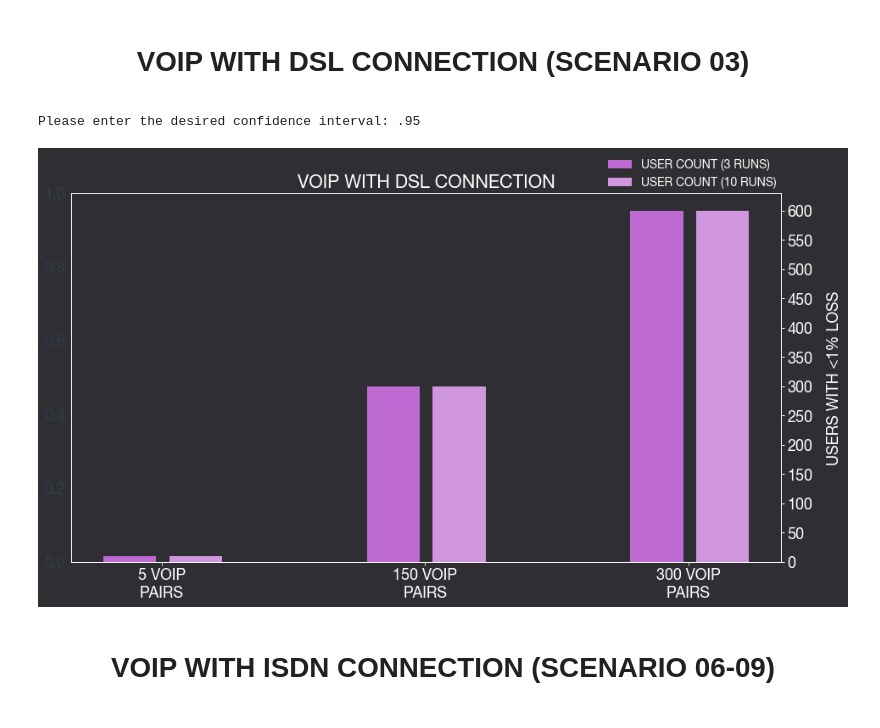
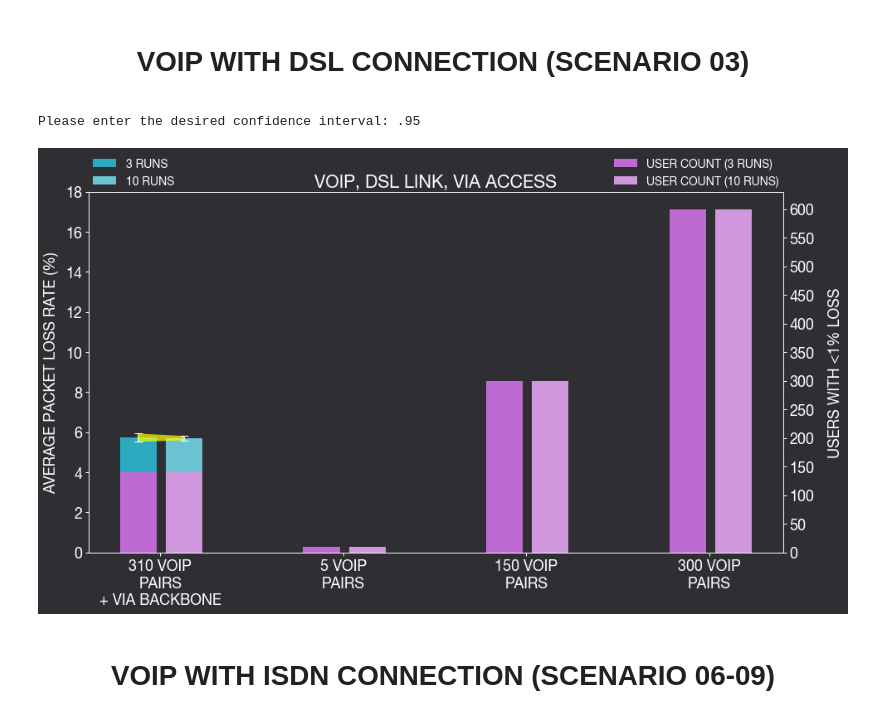
Before and after one commit to royruiz-dev/DataAutomation_SimComNets, a Jupyter notebook: SiMCN-Ex07/SimComNet_Ex07_Results_Analysis.ipynb, the cells around one changed output. Saved outputs shown, nothing was run; the diff lists cells and outputs as text; code cells hidden in the pictures.

```diff
--- a/SiMCN-Ex07/SimComNet_Ex07_Results_Analysis.ipynb
+++ b/SiMCN-Ex07/SimComNet_Ex07_Results_Analysis.ipynb
@@ -664,7 +664,7 @@ while run:
         ax2.set_yticks(np.arange(0, 300, 20))
         ax2.tick_params(direction='out', length=4, width=1, colors='w')
         ax2.set_ylabel('USERS WITH <1% LOSS', labelpad=16, color = '#FFFFFF')
-        ax1.set_title('VOIP WITH DSL CONNECTION', color = '#FFFFFF')
+        ax1.set_title('VOIP, DSL LINK, VIA BACKBONE', color = '#FFFFFF')
 
         leg1 = ax1.legend(fontsize = 14, loc='lower left', bbox_to_anchor= (0.0, 1.0), ncol=1, borderaxespad=0, frameon=False)
         leg2 = ax2.legend(fontsize = 14, loc='lower right', bbox_to_anchor= (1.0, 1.0), ncol=1, borderaxespad=0, frameon=False)
@@ -897,7 +897,7 @@ while run:
         ax2.set_yticks(np.arange(0, 300, 20))
         ax2.tick_params(direction='out', length=4, width=1, colors='w')
         ax2.set_ylabel('USERS WITH <1% LOSS', labelpad=16, color = '#FFFFFF')
-        ax1.set_title('VOIP WITH DSL CONNECTION', color = '#FFFFFF')
+        ax1.set_title('VOIP, DSL LINK, VIA GATEWAY', color = '#FFFFFF')
 
         leg1 = ax1.legend(fontsize = 14, loc='lower left', bbox_to_anchor= (0.0, 1.0), ncol=1, borderaxespad=0, frameon=False)
         #leg2 = ax2.legend(fontsize = 14, loc='lower right', bbox_to_anchor= (1.0, 1.0), ncol=1, borderaxespad=0, frameon=False)
@@ -932,15 +1169,26 @@ import os
 
 path = os.getcwd()
 
+#1: path+'/New_results/VOIP_DSL_rpt03_scenario_10_MIXED_PK_Loss_Rate.csv',
+#                 2: path+'/New_results/VOIP_DSL_rpt03_scenario_03_PAIRS_300_PK_Loss_Rate.csv',
+#                 3: path+'/New_results/VOIP_DSL_rpt03_scenario_03_PAIRS_150_PK_Loss_Rate.csv',
+#                 4: path+'/New_results/VOIP_DSL_rpt03_scenario_03_PAIRS_5_PK_Loss_Rate.csv',
+#                 5: path+'/New_results/VOIP_DSL_rpt10_scenario_10_MIXED_PK_Loss_Rate.csv',
+#                 6: path+'/New_results/VOIP_DSL_rpt10_scenario_03_PAIRS_300_PK_Loss_Rate.csv',
+#                 7: path+'/New_results/VOIP_DSL_rpt10_scenario_03_PAIRS_150_PK_Loss_Rate.csv',
+#                 8: path+'/New_results/VOIP_DSL_rpt10_scenario_03_PAIRS_5_PK_Loss_Rate.csv'
+
 class Result_Analysis():
 
     def read_file(self, file_number):
-        dict_ = {1: path+'/New_results/VOIP_DSL_rpt03_scenario_03_PAIRS_5_PK_Loss_Rate.csv',
-                 2: path+'/New_results/VOIP_DSL_rpt03_scenario_03_PAIRS_150_PK_Loss_Rate.csv',
-                 3: path+'/New_results/VOIP_DSL_rpt03_scenario_03_PAIRS_300_PK_Loss_Rate.csv',
-                 4: path+'/New_results/VOIP_DSL_rpt10_scenario_03_PAIRS_5_PK_Loss_Rate.csv',
-                 5: path+'/New_results/VOIP_DSL_rpt10_scenario_03_PAIRS_150_PK_Loss_Rate.csv',
-                 6: path+'/New_results/VOIP_DSL_rpt10_scenario_03_PAIRS_300_PK_Loss_Rate.csv'
+        dict_ = {1: path+'/New_results/VOIP_DSL_rpt03_scenario_10_MIXED_PK_Loss_Rate.csv',
+                 2: path+'/New_results/VOIP_DSL_rpt03_scenario_03_PAIRS_5_PK_Loss_Rate.csv',
+                 3: path+'/New_results/VOIP_DSL_rpt03_scenario_03_PAIRS_150_PK_Loss_Rate.csv',
+                 4: path+'/New_results/VOIP_DSL_rpt03_scenario_03_PAIRS_300_PK_Loss_Rate.csv',
+                 5: path+'/New_results/VOIP_DSL_rpt10_scenario_10_MIXED_PK_Loss_Rate.csv',
+                 6: path+'/New_results/VOIP_DSL_rpt10_scenario_03_PAIRS_5_PK_Loss_Rate.csv',
+                 7: path+'/New_results/VOIP_DSL_rpt10_scenario_03_PAIRS_150_PK_Loss_Rate.csv',
+                 8: path+'/New_results/VOIP_DSL_rpt10_scenario_03_PAIRS_300_PK_Loss_Rate.csv'
                 }
         cols = ['run', 'timelimit', 'repetition', 'Module', 'Name', 'Avg_Loss_Rate']
         data = pd.read_csv(dict_[file_number], delimiter=',', skiprows=[0], names=cols)
@@ -1024,7 +1272,7 @@ while run:
         t_dict = {}
         z_dict = {}
         user_count_arr = []
-        for number in range(1,7):
+        for number in range(1,9):
             file_number = number
 
             obj = Result_Analysis()
@@ -1048,20 +1296,20 @@ while run:
         barWidth = 0.2
 
         # Choose the height of the bars
-        bars_count_rpt03 = [math.ceil(user_count_arr[index]/3) for index, value in enumerate(user_count_arr) if index <= 2]
-        bars_count_rpt10 = [math.ceil(user_count_arr[index]/10) for index, value in enumerate(user_count_arr) if index > 2]
+        bars_count_rpt03 = [math.ceil(user_count_arr[index]/3) for index, value in enumerate(user_count_arr) if index <= 3]
+        bars_count_rpt10 = [math.ceil(user_count_arr[index]/10) for index, value in enumerate(user_count_arr) if index > 3]
 
-        bars_1000s_rpt03 = [mean_dict[i][0] for i in mean_dict if i <= 3]
-        bars_1000s_rpt10 = [mean_dict[i][0] for i in mean_dict if i > 3]
+        bars_1000s_rpt03 = [mean_dict[i][0] for i in mean_dict if i <= 4]
+        bars_1000s_rpt10 = [mean_dict[i][0] for i in mean_dict if i > 4]
 
         # Upper and lower limits for confidence interval (error bars) used for fill_between method
-        yer_1000s_l_rpt03 = [t_dict[1][0][0], t_dict[2][0][0], t_dict[3][0][0]]
+        yer_1000s_l_rpt03 = [t_dict[1][0][0], t_dict[2][0][0], t_dict[3][0][0], t_dict[4][0][0]]
 
-        yer_1000s_u_rpt03 = [t_dict[1][0][1], t_dict[2][0][1], t_dict[3][0][1]]
+        yer_1000s_u_rpt03 = [t_dict[1][0][1], t_dict[2][0][1], t_dict[3][0][1], t_dict[4][0][1]]
 
-        yer_1000s_l_rpt10 = [t_dict[4][0][0], t_dict[5][0][0], t_dict[6][0][0]]
+        yer_1000s_l_rpt10 = [t_dict[5][0][0], t_dict[6][0][0], t_dict[7][0][0], t_dict[8][0][0]]
 
-        yer_1000s_u_rpt10 = [t_dict[4][0][1], t_dict[5][0][1], t_dict[6][0][1]]
+        yer_1000s_u_rpt10 = [t_dict[5][0][1], t_dict[6][0][1], t_dict[7][0][1], t_dict[8][0][1]]
 
         # Choose the height of the confidence interval (error bars) for errorbar method
         yer_1000s_rpt03 = [(u - l)/2 for u, l in zip(yer_1000s_u_rpt03, yer_1000s_l_rpt03)]
@@ -1089,55 +1337,55 @@ while run:
         ax2 = ax1.twinx()
 
         # Create 1000s_rpt03 bars
-        #ax1.bar(r_1000s_rpt03, bars_1000s_rpt03, width = barWidth, color = '#2CAAC0', label='3 RUNS')
-        #ax1.errorbar(r_1000s_rpt03, bars_1000s_rpt03, yerr=yer_1000s_rpt03, color = 'white', capthick=1, capsize=5, fmt=' ')
+        ax1.bar(r_1000s_rpt03, bars_1000s_rpt03, width = barWidth, color = '#2CAAC0', label='3 RUNS')
+        ax1.errorbar(r_1000s_rpt03, bars_1000s_rpt03, yerr=yer_1000s_rpt03, color = 'white', capthick=1, capsize=5, fmt=' ')
 
         # Create 1000s_rpt10 bars
-        #ax1.bar(r_1000s_rpt10, bars_1000s_rpt10, width = barWidth, color = '#6BC3D2', label='10 RUNS')
-        #ax1.errorbar(r_1000s_rpt10, bars_1000s_rpt10, yerr=yer_1000s_rpt10, color = 'white', capthick=1, capsize=5, fmt=' ')
+        ax1.bar(r_1000s_rpt10, bars_1000s_rpt10, width = barWidth, color = '#6BC3D2', label='10 RUNS')
+        ax1.errorbar(r_1000s_rpt10, bars_1000s_rpt10, yerr=yer_1000s_rpt10, color = 'white', capthick=1, capsize=5, fmt=' ')
 
-        #r_pairs = [[x, y] for x,y in zip(r_1000s_rpt03, r_1000s_rpt10)]
-        #yer_l = [[x,y] for x,y in zip(yer_1000s_l_rpt03, yer_1000s_l_rpt10)]
-        #yer_u = [[x,y] for x,y in zip(yer_1000s_u_rpt03, yer_1000s_u_rpt10)]
+        r_pairs = [[x, y] for x,y in zip(r_1000s_rpt03, r_1000s_rpt10)]
+        yer_l = [[x,y] for x,y in zip(yer_1000s_l_rpt03, yer_1000s_l_rpt10)]
+        yer_u = [[x,y] for x,y in zip(yer_1000s_u_rpt03, yer_1000s_u_rpt10)]
 
-        #for i in range(len(r_pairs)):
-        #    ax1.fill_between(r_pairs[i], yer_l[i], yer_u[i], facecolor='yellow', alpha=0.7, zorder=2)
+        for i in range(len(r_pairs)):
+            ax1.fill_between(r_pairs[i], yer_l[i], yer_u[i], facecolor='yellow', alpha=0.7, zorder=2)
 
         ax2.bar(r_1000s_rpt03, bars_count_rpt03, width = barWidth, color = '#BD6BD2', label='USER COUNT (3 RUNS)')
         ax2.bar(r_1000s_rpt10, bars_count_rpt10, width = barWidth, color = '#D097DF', label='USER COUNT (10 RUNS)')
 
 
-        labels = ['5 VOIP\nPAIRS','150 VOIP\nPAIRS','300 VOIP\nPAIRS']
+        labels = ['310 VOIP\nPAIRS\n+ VIA BACKBONE','5 VOIP\nPAIRS','150 VOIP\nPAIRS','300 VOIP\nPAIRS']
         x = np.arange(len(labels))  # the label locations
         ax1.set_xticks(x+0.12)
         ax1.set_xticklabels(labels ,color = '#FFFFFF')
-        #ax1.tick_params(direction='out', length=4, width=1, colors='w')
+        ax1.tick_params(direction='out', length=4, width=1, colors='w')
 
-        #ax1.set_yticks(np.arange(0, 0.1, 0.02))
-        #ax1.set_ylabel(' ', labelpad=16, color = '#FFFFFF')
+        ax1.set_yticks(np.arange(0.0, 20.0, 2.0))
+        ax1.set_ylabel('AVERAGE PACKET LOSS RATE (%)', labelpad=8, color = '#FFFFFF')
 
         ax2.set_yticks(np.arange(0, 650, 50))
         ax2.tick_params(direction='out', length=4, width=1, colors='w')
         ax2.set_ylabel('USERS WITH <1% LOSS', labelpad=16, color = '#FFFFFF')
-        ax1.set_title('VOIP WITH DSL CONNECTION', color = '#FFFFFF')
+        ax1.set_title('VOIP, DSL LINK, VIA ACCESS', color = '#FFFFFF')
 
-        #leg1 = ax1.legend(fontsize = 14, loc='lower left', bbox_to_anchor= (0.0, 1.0), ncol=1, borderaxespad=0, frameon=False)
+        leg1 = ax1.legend(fontsize = 14, loc='lower left', bbox_to_anchor= (0.0, 1.0), ncol=1, borderaxespad=0, frameon=False)
         leg2 = ax2.legend(fontsize = 14, loc='lower right', bbox_to_anchor= (1.0, 1.0), ncol=1, borderaxespad=0, frameon=False)
-        #for text in leg1.get_texts():
-        #    text.set_color("white")
+        for text in leg1.get_texts():
+            text.set_color("white")
         for text in leg2.get_texts():
             text.set_color("white")
 
         plt.show()
 
         #print(f'\n\n\nCI based on T-score: \n{t_dict}')
         #print(f'\n\n\nCI based on Z-score: \n{z_dict}')
         #print(f'\n\n\nMean:{mean_dict}')
 
         run = False
 # %% [output]
 Please enter the desired confidence interval: .95
-[figure, old version]
+[figure, new version]
 # %% [markdown]
 <center><h1>VOIP WITH ISDN CONNECTION (SCENARIO 06-09)</h1></center>
 # %%
```
Also changed, not shown: parts of 5 cells of this notebook, 1 other file.
